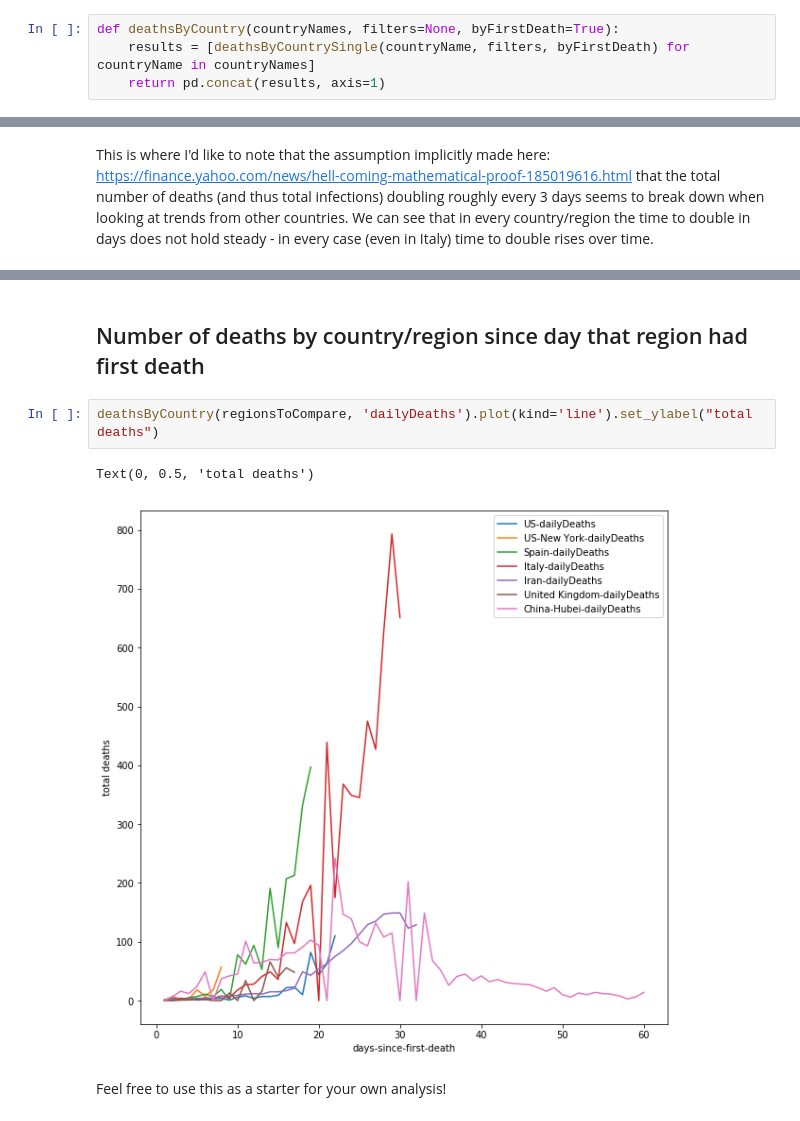
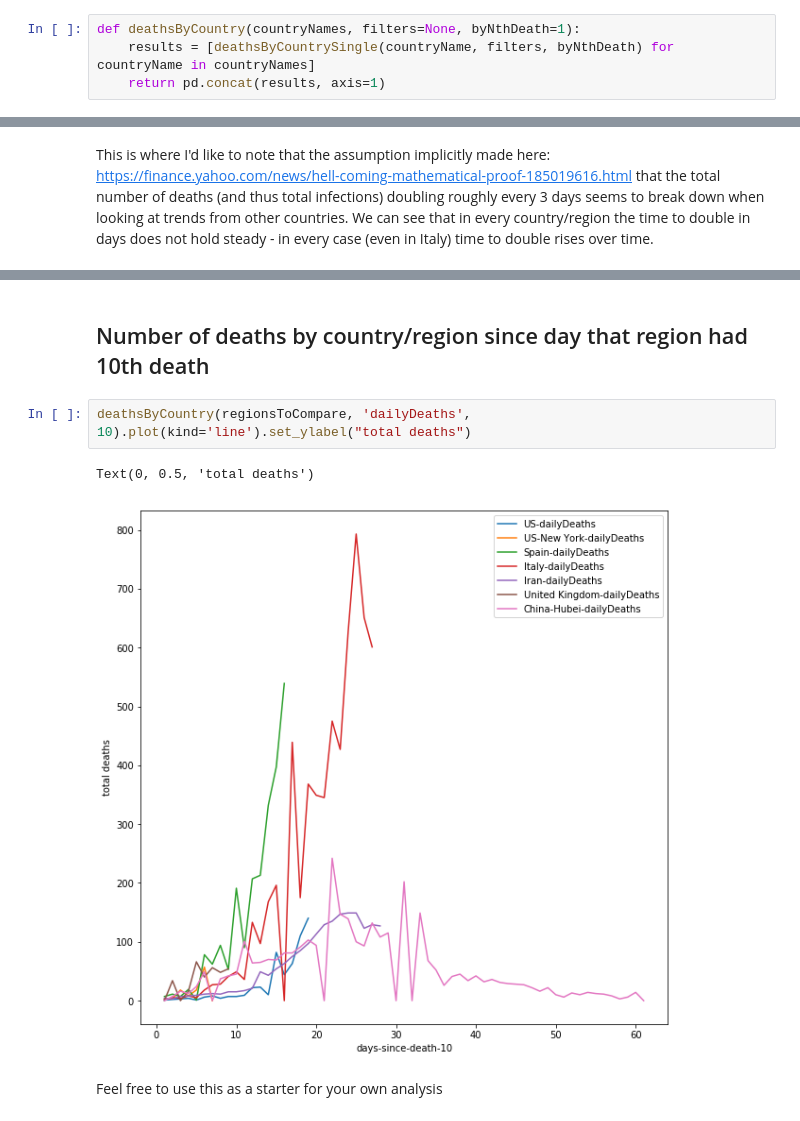
Before and after one commit to jrkhan/preliminary-covid, a Jupyter notebook: US Covid-19 Deaths.ipynb, the cells around one changed output, grey strips where cells are left out. Cells and saved outputs as stored; diff of their text form.

```diff
--- a/US Covid-19 Deaths.ipynb
+++ b/US Covid-19 Deaths.ipynb
@@ -10,8 +10,8 @@ data_1 = pd.read_csv("https://raw.githubusercontent.com/CSSEGISandData/COVID-19/
 data_2 = pd.read_csv("https://raw.githubusercontent.com/CSSEGISandData/COVID-19/master/csse_covid_19_data/csse_covid_19_time_series/time_series_19-covid-Deaths.csv")
 data = data_1.append(data_2)
 # %%
-def deathsByCountry(countryNames, filters=None, byFirstDeath=True):
-    results = [deathsByCountrySingle(countryName, filters, byFirstDeath) for countryName in countryNames]
+def deathsByCountry(countryNames, filters=None, byNthDeath=1):
+    results = [deathsByCountrySingle(countryName, filters, byNthDeath) for countryName in countryNames]
     return pd.concat(results, axis=1)
 # %%
 #compare by date of first death
@@ -146,11 +149,11 @@ deathsByCountry(regionsToCompare, 'deaths-double-time(days)').head(40)
 | 38 | NaN | NaN | NaN | NaN | ... |
 | 39 | NaN | NaN | NaN | NaN | ... |
 # %% [markdown]
-## Number of deaths by country/region since day that region had first death
+## Number of deaths by country/region since day that region had 10th death
 # %%
-deathsByCountry(regionsToCompare, 'dailyDeaths').plot(kind='line').set_ylabel("total deaths")
+deathsByCountry(regionsToCompare, 'dailyDeaths', 10).plot(kind='line').set_ylabel("total deaths")
 # %% [output]
 Text(0, 0.5, 'total deaths')
-[figure, old version]
+[figure, new version]
 # %% [markdown]
-Feel free to use this as a starter for your own analysis!
+Feel free to use this as a starter for your own analysis
```
Also changed, not shown: parts of 8 cells of this notebook.
